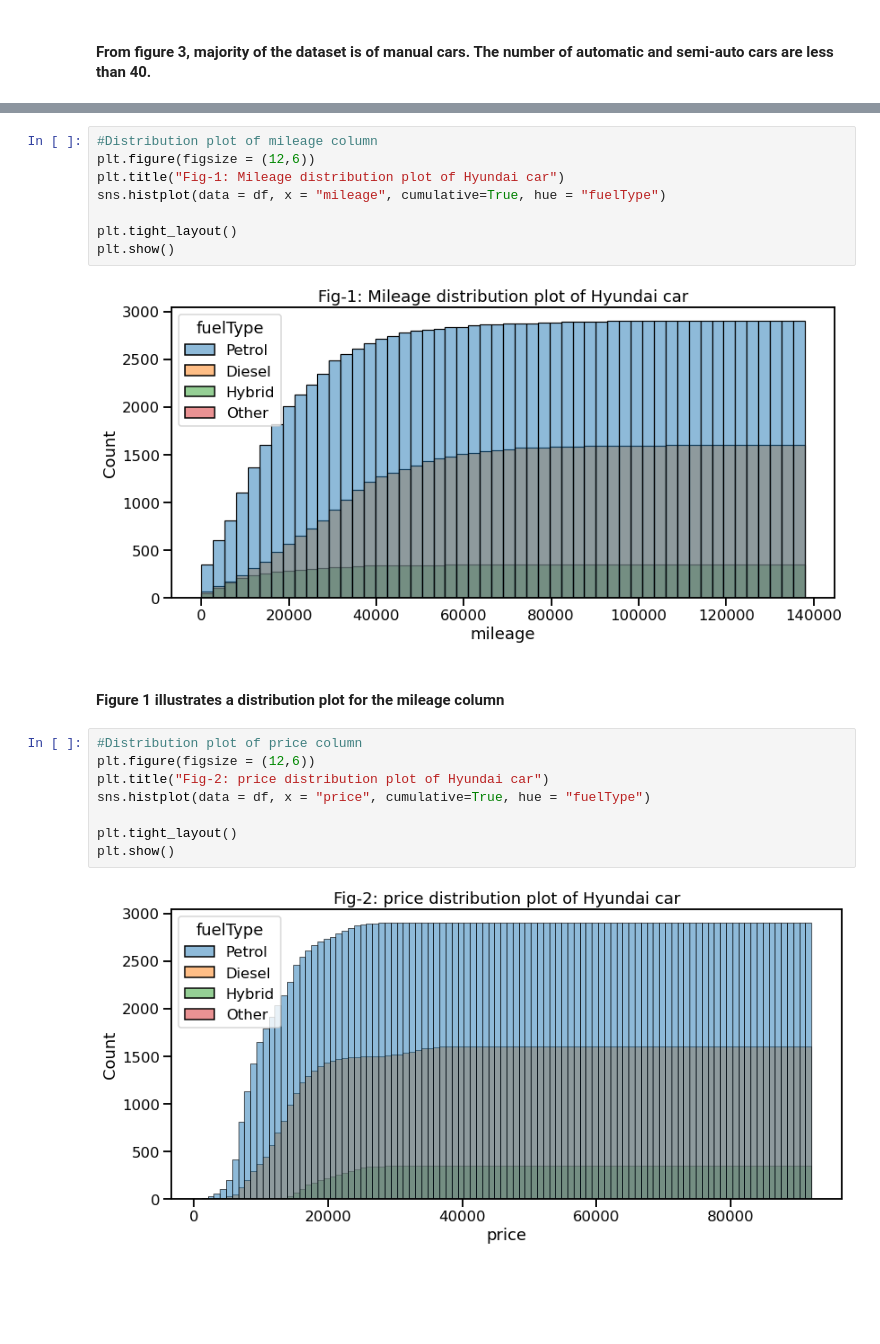
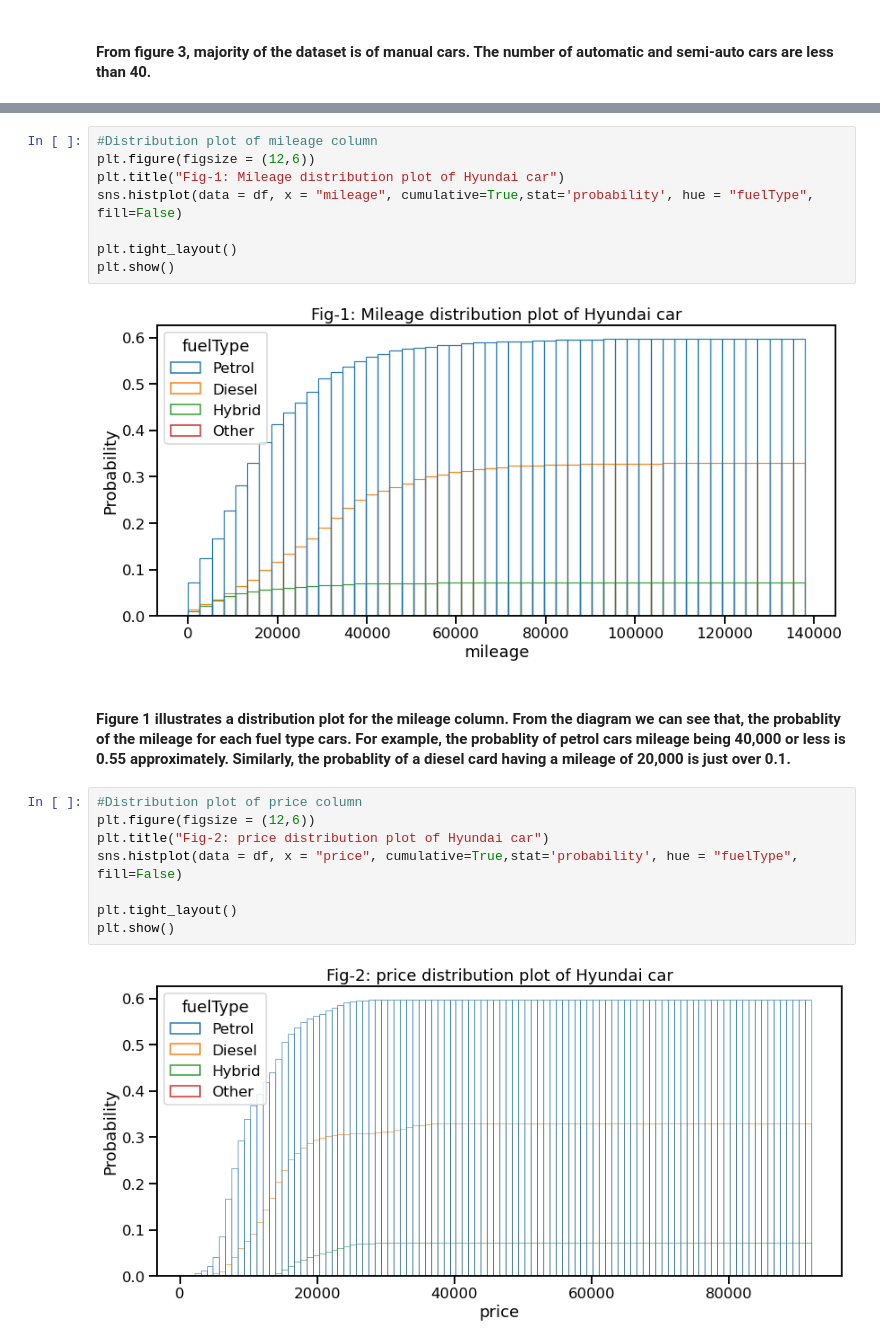
Before and after one commit to manosh-haldar/-Data-Visualization-with-Python, a Jupyter notebook: Hyundai_used_car_EDA_HW3.ipynb, the cells around one changed output, grey strips where cells are left out. Cells and saved outputs as stored; diff of their text form; blank space fills up the shorter version.

```diff
--- a/Hyundai_used_car_EDA_HW3.ipynb
+++ b/Hyundai_used_car_EDA_HW3.ipynb
@@ -158,22 +269,22 @@ plt.show()
 #Distribution plot of mileage column
 plt.figure(figsize = (12,6))
 plt.title("Fig-1: Mileage distribution plot of Hyundai car")
-sns.histplot(data = df, x = "mileage", cumulative=True, hue = "fuelType")
+sns.histplot(data = df, x = "mileage", cumulative=True,stat='probability', hue = "fuelType", fill=False)
 
 plt.tight_layout()
 plt.show()
 # %% [output]
-[figure, old version]
+[figure, new version]
 # %% [markdown]
-#### Figure 1 illustrates a distribution plot for the mileage column
+#### Figure 1 illustrates a distribution plot for the mileage column. From the diagram we can see that, the probablity of the mileage for each fuel type cars. For example, the probablity of petrol cars mileage being 40,000 or less is 0.55 approximately. Similarly, the probablity of a diesel card having a mileage of 20,000 is just over 0.1.
 # %%
 #Distribution plot of price column
 plt.figure(figsize = (12,6))
 plt.title("Fig-2: price distribution plot of Hyundai car")
-sns.histplot(data = df, x = "price", cumulative=True, hue = "fuelType")
+sns.histplot(data = df, x = "price", cumulative=True,stat='probability', hue = "fuelType", fill=False)
 
 plt.tight_layout()
 plt.show()
 # %% [output]
-[figure, old version]
+[figure, new version]
 # %% [markdown]
```
Also changed, not shown: parts of 25 cells of this notebook.
